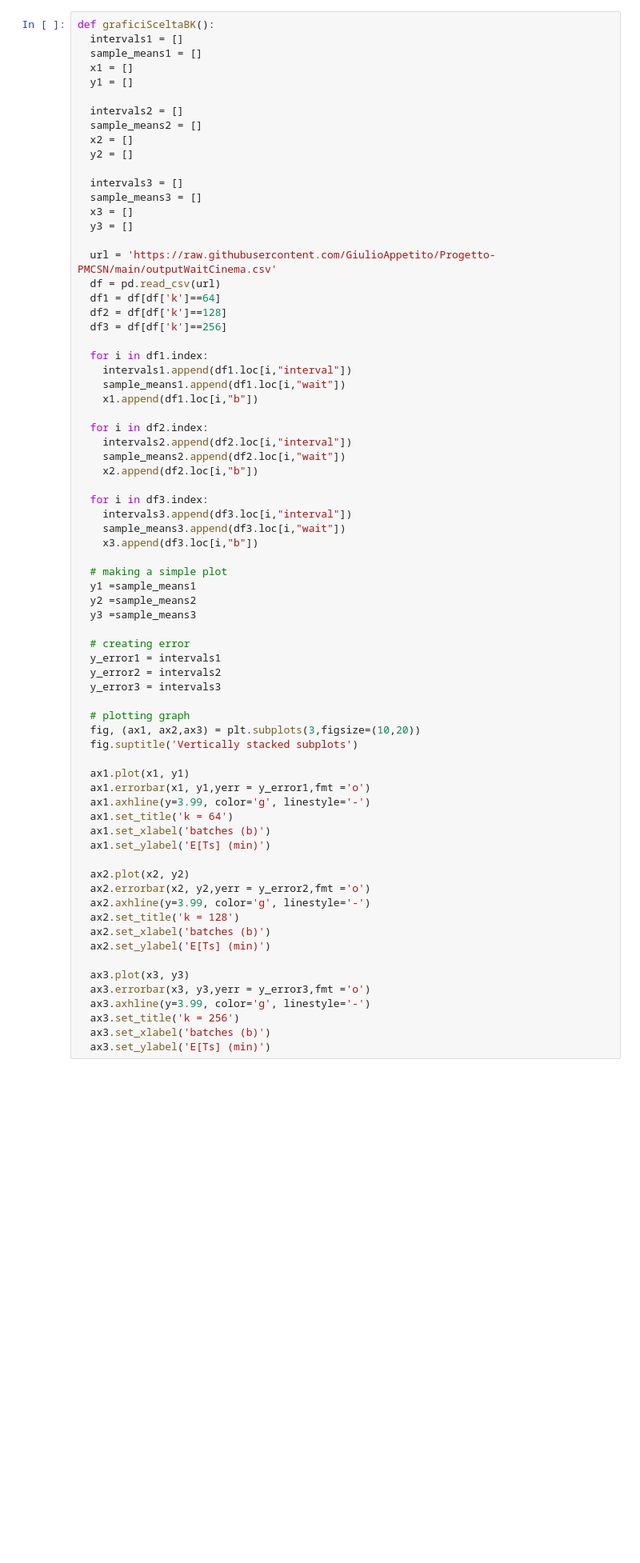
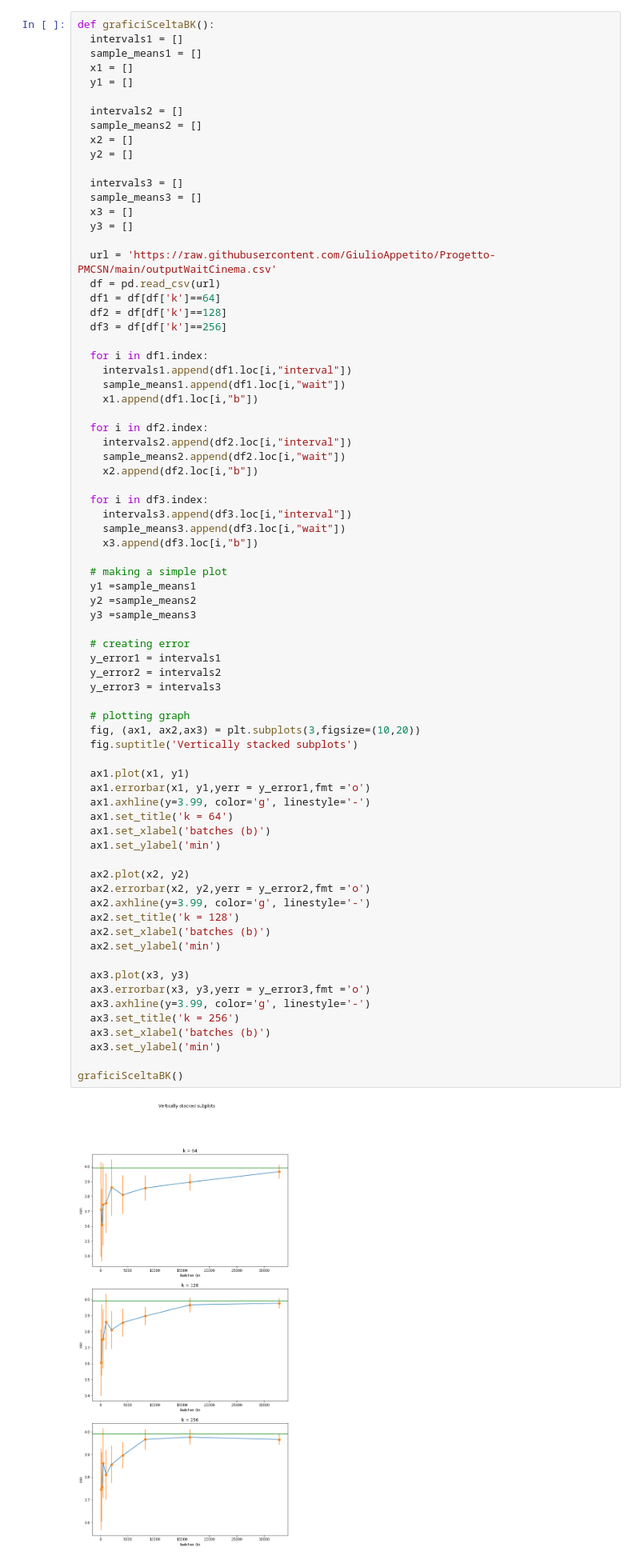
Before and after one commit to GiulioAppetito/Progetto-PMCSN, a Jupyter notebook: plots.ipynb, the cells around one changed output. Shown: that part at 80% size. Cells and saved outputs as stored; diff of their text form; blank space fills up the shorter version.

```diff
--- a/plots.ipynb
+++ b/plots.ipynb
@@ -51,33 +51,37 @@ def graficiSceltaBK():
   y1 =sample_means1
   y2 =sample_means2
   y3 =sample_means3
 
   # creating error
   y_error1 = intervals1
   y_error2 = intervals2
   y_error3 = intervals3
 
   # plotting graph
   fig, (ax1, ax2,ax3) = plt.subplots(3,figsize=(10,20))
   fig.suptitle('Vertically stacked subplots')
 
   ax1.plot(x1, y1)
   ax1.errorbar(x1, y1,yerr = y_error1,fmt ='o')
   ax1.axhline(y=3.99, color='g', linestyle='-')
   ax1.set_title('k = 64')
   ax1.set_xlabel('batches (b)')
-  ax1.set_ylabel('E[Ts] (min)')
+  ax1.set_ylabel('min')
 
   ax2.plot(x2, y2)
   ax2.errorbar(x2, y2,yerr = y_error2,fmt ='o')
   ax2.axhline(y=3.99, color='g', linestyle='-')
   ax2.set_title('k = 128')
   ax2.set_xlabel('batches (b)')
-  ax2.set_ylabel('E[Ts] (min)')
+  ax2.set_ylabel('min')
 
   ax3.plot(x3, y3)
   ax3.errorbar(x3, y3,yerr = y_error3,fmt ='o')
   ax3.axhline(y=3.99, color='g', linestyle='-')
   ax3.set_title('k = 256')
   ax3.set_xlabel('batches (b)')
-  ax3.set_ylabel('E[Ts] (min)')
+  ax3.set_ylabel('min')
+
+graficiSceltaBK()
+# %% [output]
+[figure, added]
```
Also changed, not shown: parts of 3 cells of this notebook.
